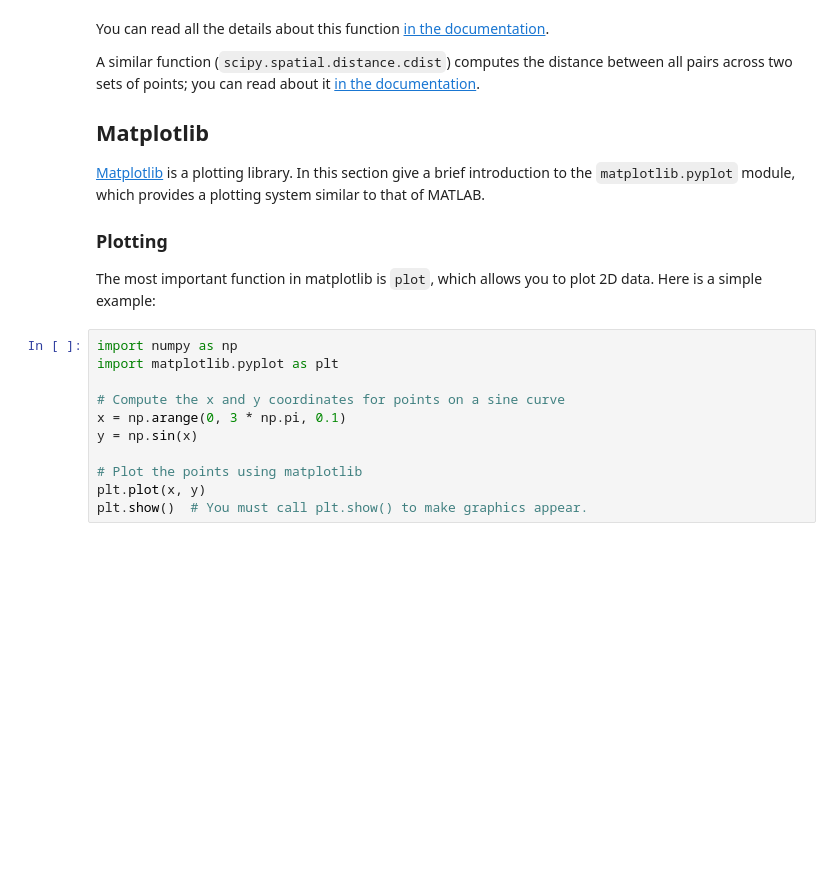
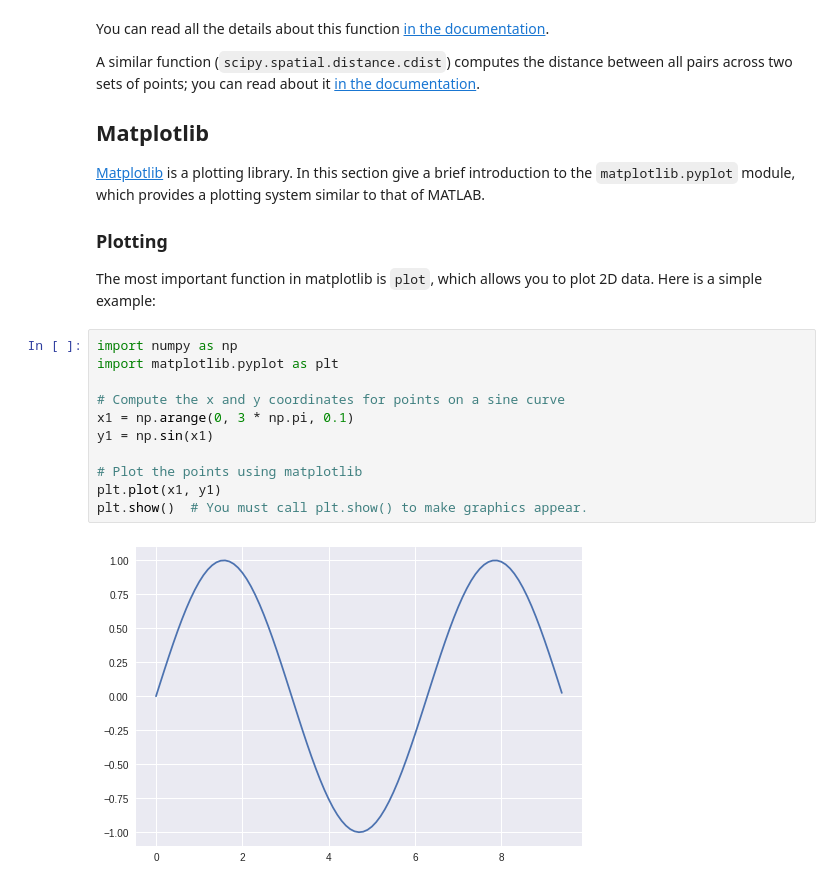
Before and after one commit to vpw/EIP2win, a Jupyter notebook: 2B.ipynb, the cells around one changed output. Drawn from its saved outputs; the diff is of its cells as text; blank space fills up the shorter version.

```diff
--- a/2B.ipynb
+++ b/2B.ipynb
@@ -1198,14 +1205,16 @@ which allows you to plot 2D data. Here is a simple example:
 # %%
 import numpy as np
 import matplotlib.pyplot as plt
 
 # Compute the x and y coordinates for points on a sine curve
-x = np.arange(0, 3 * np.pi, 0.1)
-y = np.sin(x)
+x1 = np.arange(0, 3 * np.pi, 0.1)
+y1 = np.sin(x1)
 
 # Plot the points using matplotlib
-plt.plot(x, y)
+plt.plot(x1, y1)
 plt.show()  # You must call plt.show() to make graphics appear.
+# %% [output]
+[figure, added]
 # %% [markdown]
 Running this code produces the following plot:
 
```
Also changed, not shown: parts of 9 cells of this notebook.
